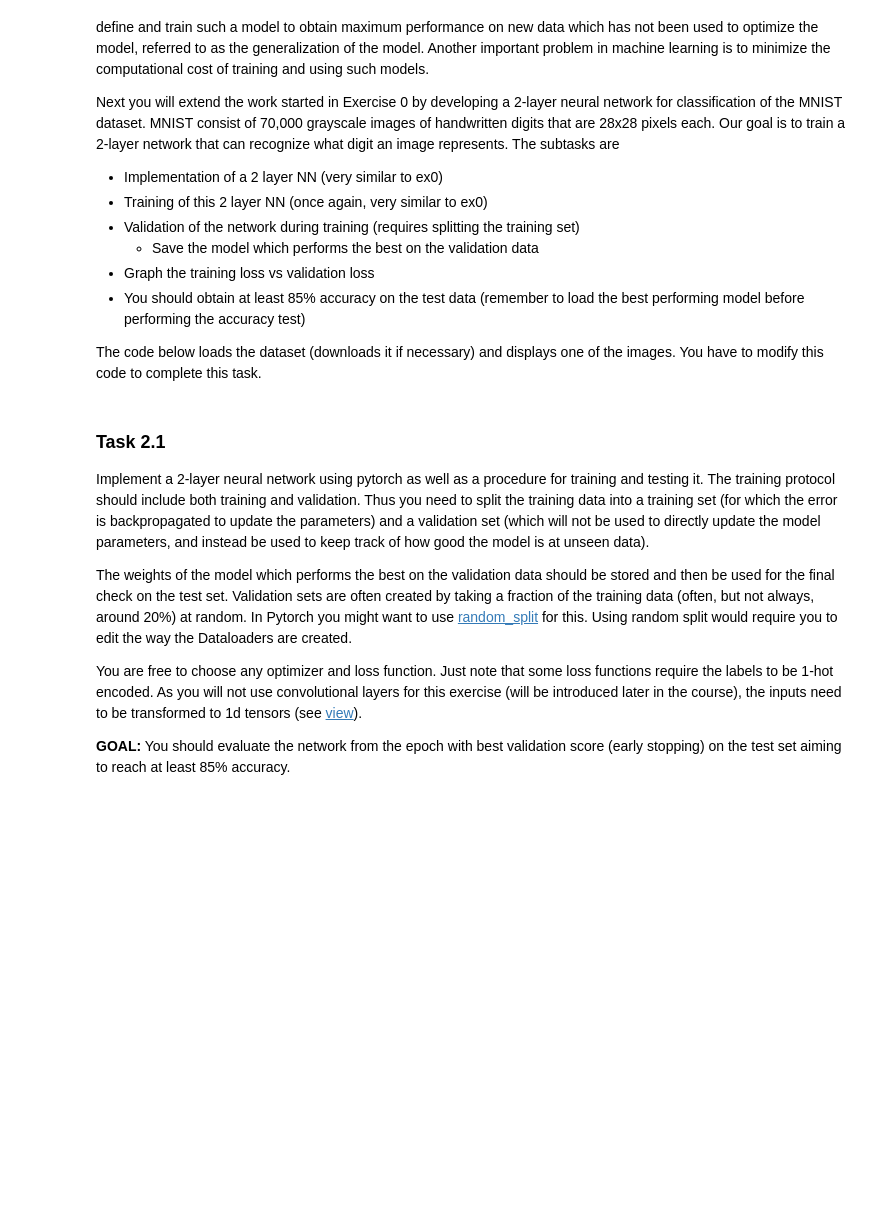
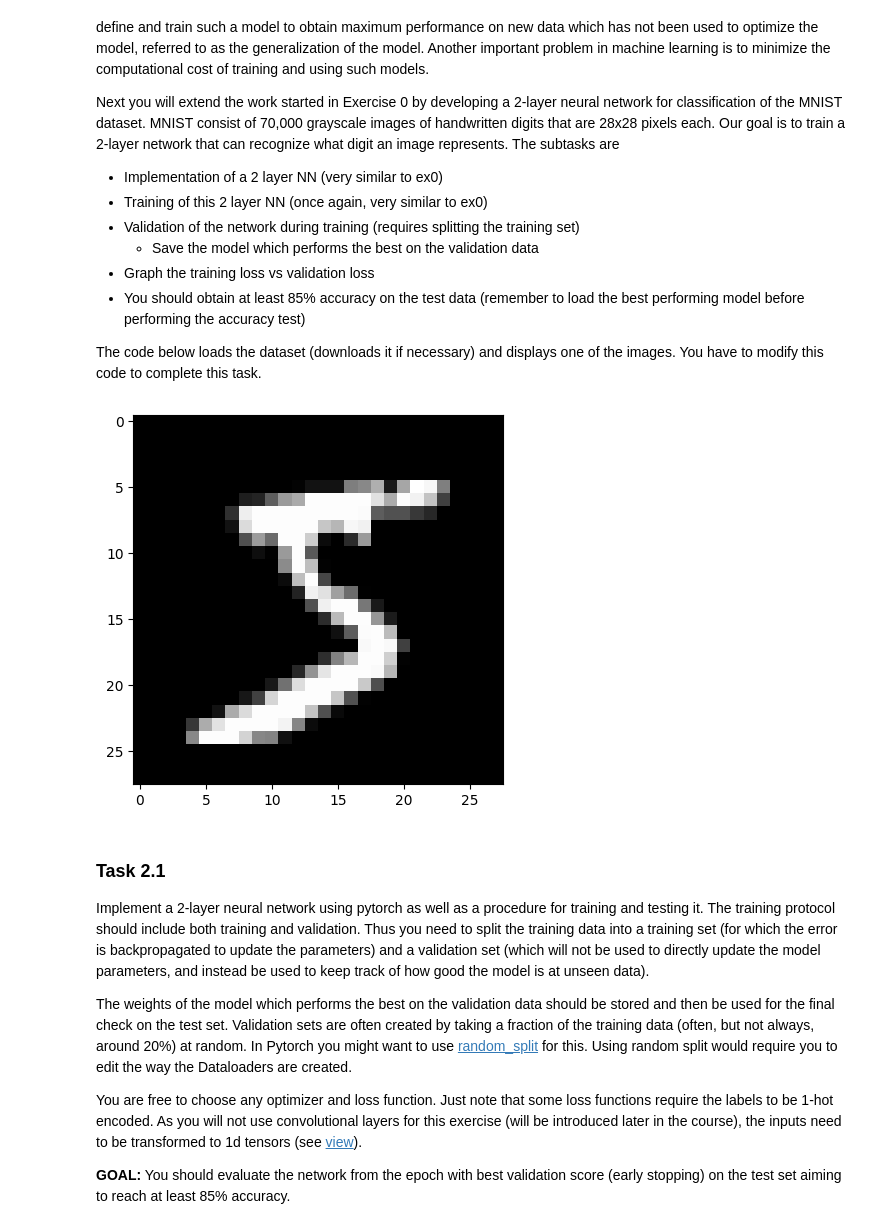
Before and after one commit to jacomoel/d7046e, a Jupyter notebook: exercises/ANN-Exercise-1.ipynb, the cells around one changed output. Saved outputs shown, nothing was run; the diff lists cells and outputs as text; code cells hidden in the pictures; blank space fills up the shorter version.

```diff
--- a/exercises/ANN-Exercise-1.ipynb
+++ b/exercises/ANN-Exercise-1.ipynb
@@ -251,26 +288,34 @@ The code below loads the dataset (downloads it if necessary) and displays one of
 # %%
 # Define the mini-batch size
 batch_size = 1000
 
 # Download the dataset and create the dataloaders
 mnist_train = datasets.MNIST("./", train=True, download=True, transform=transforms.ToTensor())
-train_loader = DataLoader(mnist_train, batch_size=batch_size, shuffle=False)
 
 ##YOU MAY WANT TO ADD A WAY TO SPLIT THE DATASET HERE##
+train_size = int(0.8 * len(mnist_train)) # 80% of the dataset to train on
+validation_size = len(mnist_train) - train_size  # Remaining 20% for validation
+train_data, val_data = torch.utils.data.random_split(mnist_train, [train_size, validation_size]) # Splits the given dataset into two (sub)datasets
 
+train_loader = DataLoader(mnist_train, batch_size=batch_size, shuffle=False)
 mnist_test = datasets.MNIST("./", train=False, download=True, transform=transforms.ToTensor())
 test_loader = DataLoader(mnist_test, batch_size=batch_size, shuffle=False)
+
+validation = DataLoader(val_data, batch_size=batch_size, shuffle=False)
+
 
 to_onehot = nn.Embedding(10, 10)
 to_onehot.weight.data = torch.eye(10)
 
 def plot_digit(data):
     data = data.view(28, 28)
     plt.imshow(data, cmap="gray")
     plt.show()
 
 images, labels = next(iter(train_loader))
 plot_digit(images[0])
+# %% [output]
+[figure, added]
 # %% [markdown]
 ### Task 2.1
 
```
Also changed, not shown: parts of 8 cells of this notebook.
